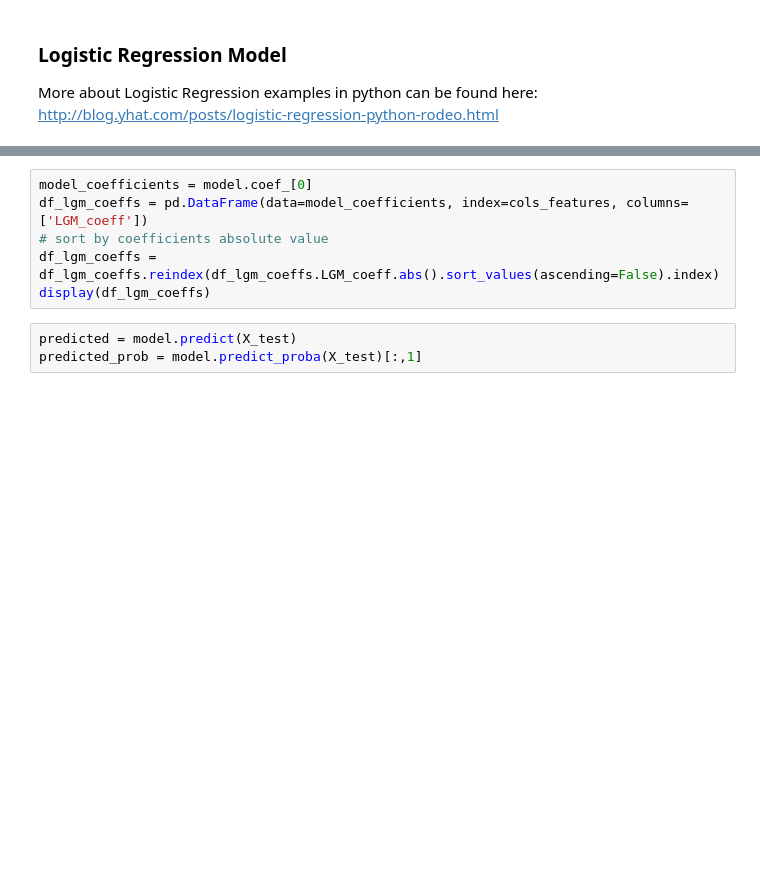
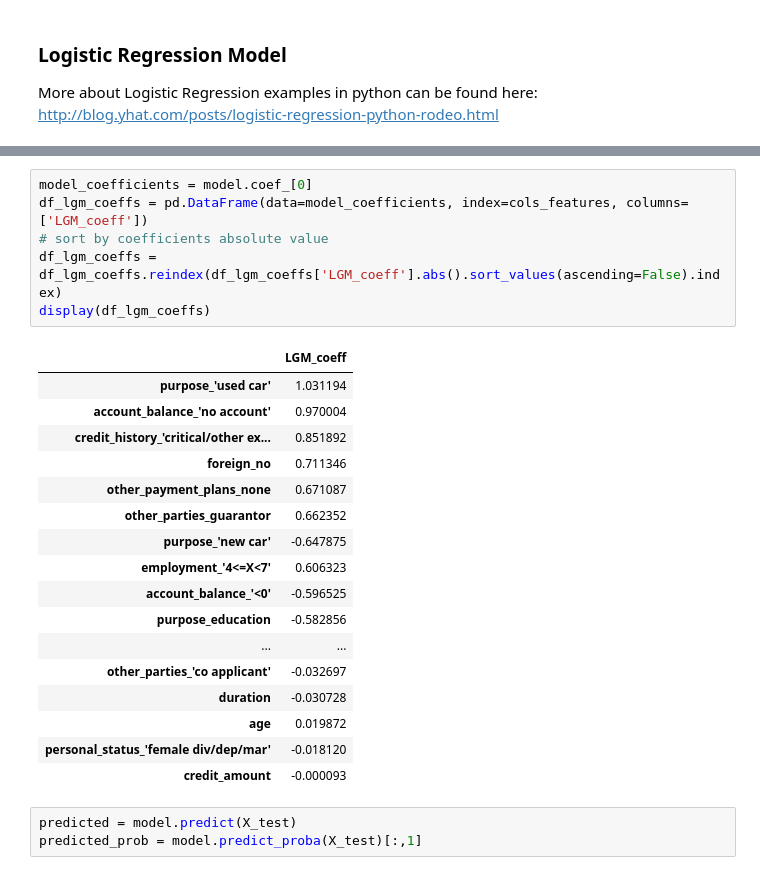
Before and after one commit to moriartyj/ds_course, a Jupyter notebook: German_credict_teacher_full.ipynb, the cells around one changed output, grey strips where cells are left out. Cells and saved outputs as stored; diff of their text form; blank space fills up the shorter version.

```diff
--- a/German_credict_teacher_full.ipynb
+++ b/German_credict_teacher_full.ipynb
@@ -228,9 +259,27 @@ print ("Mean Square Error: ", mse)
 # %%
 model_coefficients = model.coef_[0]
 df_lgm_coeffs = pd.DataFrame(data=model_coefficients, index=cols_features, columns=['LGM_coeff'])
 # sort by coefficients absolute value
-df_lgm_coeffs = df_lgm_coeffs.reindex(df_lgm_coeffs.LGM_coeff.abs().sort_values(ascending=False).index)
+df_lgm_coeffs = df_lgm_coeffs.reindex(df_lgm_coeffs['LGM_coeff'].abs().sort_values(ascending=False).index)
 display(df_lgm_coeffs)
+# %% [output]
+|  | LGM_coeff |
+| purpose_'used car' | 1.031194 |
+| account_balance_'no account' | 0.970004 |
+| credit_history_'critical/other ex... | 0.851892 |
+| foreign_no | 0.711346 |
+| other_payment_plans_none | 0.671087 |
+| other_parties_guarantor | 0.662352 |
+| purpose_'new car' | -0.647875 |
+| employment_'4<=X<7' | 0.606323 |
+| account_balance_'<0' | -0.596525 |
+| purpose_education | -0.582856 |
+| ... | ... |
+| other_parties_'co applicant' | -0.032697 |
+| duration | -0.030728 |
+| age | 0.019872 |
+| personal_status_'female div/dep/mar' | -0.018120 |
+| credit_amount | -0.000093 |
 # %%
 predicted = model.predict(X_test)
 predicted_prob = model.predict_proba(X_test)[:,1]
```
Also changed, not shown: parts of 27 cells of this notebook, 4 other files.
